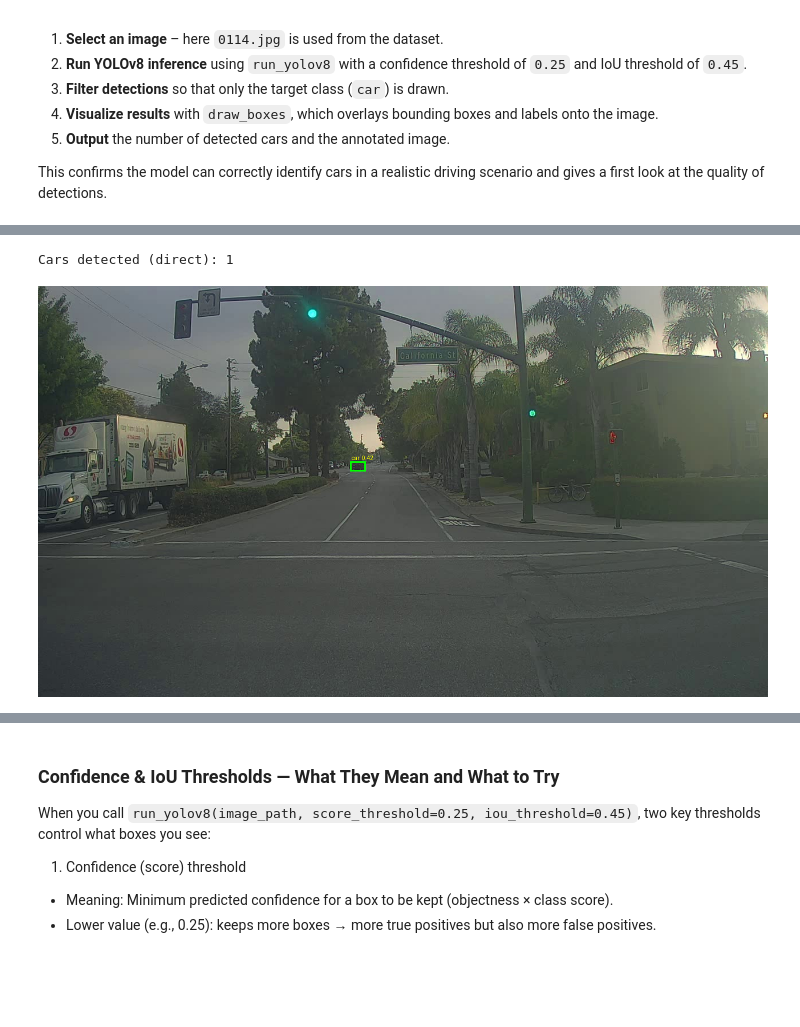
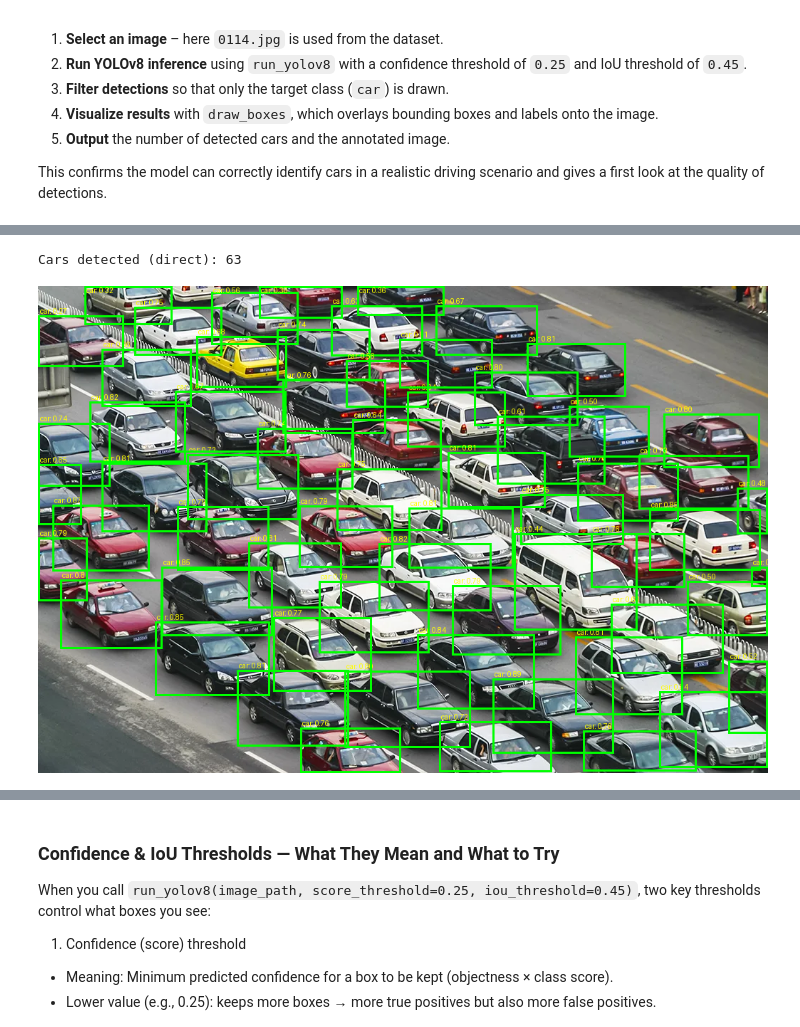
Before and after one commit to piru24/DL_LABS-04, a Jupyter notebook: autonomous_driving_application_car_detection.ipynb, the cells around one changed output, grey strips where cells are left out. Cells and saved outputs as stored; diff of their text form; code cells hidden in the pictures; blank space fills up the shorter version.

```diff
--- a/autonomous_driving_application_car_detection.ipynb
+++ b/autonomous_driving_application_car_detection.ipynb
@@ -327,11 +331,11 @@ This confirms the model can correctly identify cars in a realistic driving scena
 # %%
-image_path = "/content/Lab4/Lab 4/images/0104.jpg"   # put your test road scene here
+image_path = "/content/traffic-jam-getty.webp"   # put your test road scene here
 
 # Direct YOLOv8
 boxes, scores, classes = run_yolov8(image_path, score_threshold=0.25, iou_threshold=0.45)
 vis, count = draw_boxes(image_path, boxes, scores, classes, class_names=class_names, wanted_idx=class_names.index("car"))
 print("Cars detected (direct):", count)
 display(vis)
 # %% [output]
-Cars detected (direct): 1
+Cars detected (direct): 63
-[figure, old version]
+[figure, new version]
```
Also changed, not shown: parts of 8 cells of this notebook.
